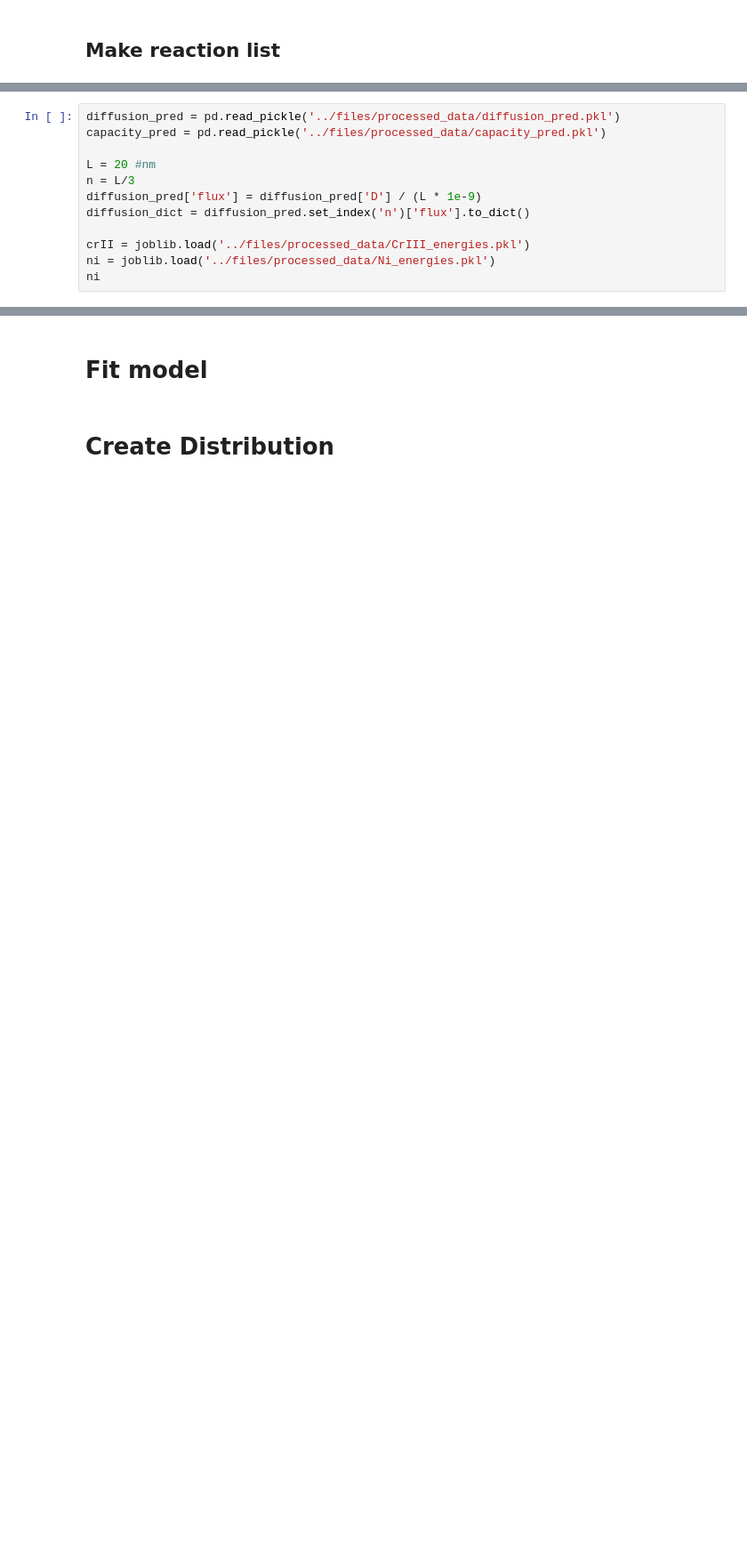
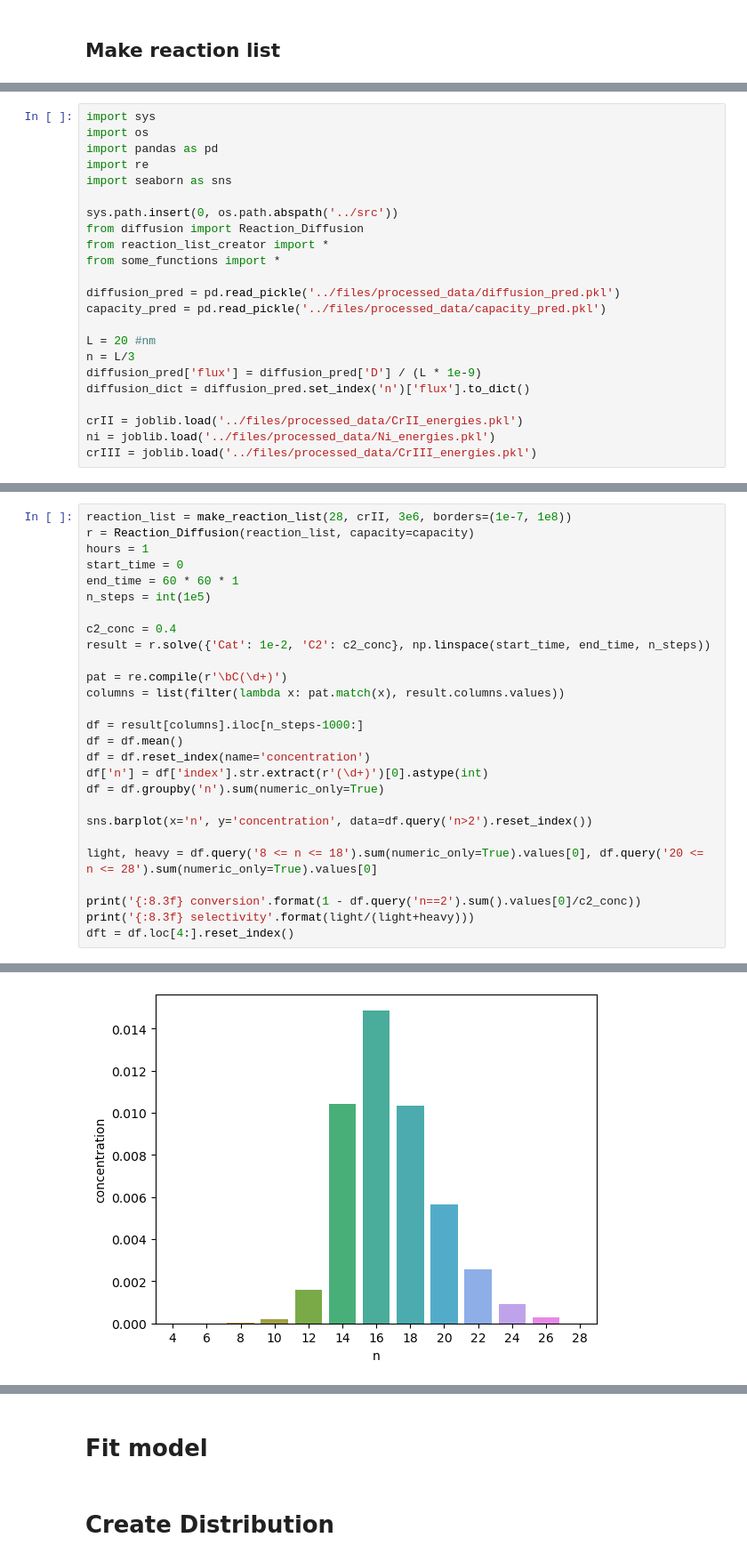
Before and after one commit to aleksandravdoshin/master_equation_solver, a Jupyter notebook: notebooks/Simulate_distribution.ipynb, the cells around one changed output, grey strips where cells are left out. Shown at 89% size. Saved outputs shown, nothing was run; the diff lists cells and outputs as text; blank space fills up the shorter version.

```diff
--- a/notebooks/Simulate_distribution.ipynb
+++ b/notebooks/Simulate_distribution.ipynb
@@ -239,4 +186,15 @@ def make_reactions(n, k_adsorption, k_desorption, k_deorientation, k_orientation
 # %%
+import sys
+import os
+import pandas as pd
+import re
+import seaborn as sns
+
+sys.path.insert(0, os.path.abspath('../src'))
+from diffusion import Reaction_Diffusion
+from reaction_list_creator import *
+from some_functions import *
+
 diffusion_pred = pd.read_pickle('../files/processed_data/diffusion_pred.pkl')
 capacity_pred = pd.read_pickle('../files/processed_data/capacity_pred.pkl')
 
@@ -245,6 +203,6 @@ n = L/3
 diffusion_pred['flux'] = diffusion_pred['D'] / (L * 1e-9)
 diffusion_dict = diffusion_pred.set_index('n')['flux'].to_dict()
 
-crII = joblib.load('../files/processed_data/CrIII_energies.pkl')
+crII = joblib.load('../files/processed_data/CrII_energies.pkl')
 ni = joblib.load('../files/processed_data/Ni_energies.pkl')
-ni
+crIII = joblib.load('../files/processed_data/CrIII_energies.pkl')
@@ -310,0 +246,28 @@ make_reactions(8, **constants)
+# %%
+reaction_list = make_reaction_list(28, crII, 3e6, borders=(1e-7, 1e8))
+r = Reaction_Diffusion(reaction_list, capacity=capacity)
+hours = 1
+start_time = 0
+end_time = 60 * 60 * 1
+n_steps = int(1e5)
+
+c2_conc = 0.4
+result = r.solve({'Cat': 1e-2, 'C2': c2_conc}, np.linspace(start_time, end_time, n_steps))
+
+pat = re.compile(r'\bC(\d+)')
+columns = list(filter(lambda x: pat.match(x), result.columns.values))
+
+df = result[columns].iloc[n_steps-1000:]
+df = df.mean()
+df = df.reset_index(name='concentration')
+df['n'] = df['index'].str.extract(r'(\d+)')[0].astype(int)
+df = df.groupby('n').sum(numeric_only=True)
+
+sns.barplot(x='n', y='concentration', data=df.query('n>2').reset_index())
+
+light, heavy = df.query('8 <= n <= 18').sum(numeric_only=True).values[0], df.query('20 <= n <= 28').sum(numeric_only=True).values[0]
+
+print('{:8.3f} conversion'.format(1 - df.query('n==2').sum().values[0]/c2_conc))
+print('{:8.3f} selectivity'.format(light/(light+heavy)))
+dft = df.loc[4:].reset_index()
+# %% [output]
@@ -310,0 +276 @@ make_reactions(8, **constants)
+[figure, added]
```
Also changed, not shown: parts of 12 cells of this notebook, 2 other files.
